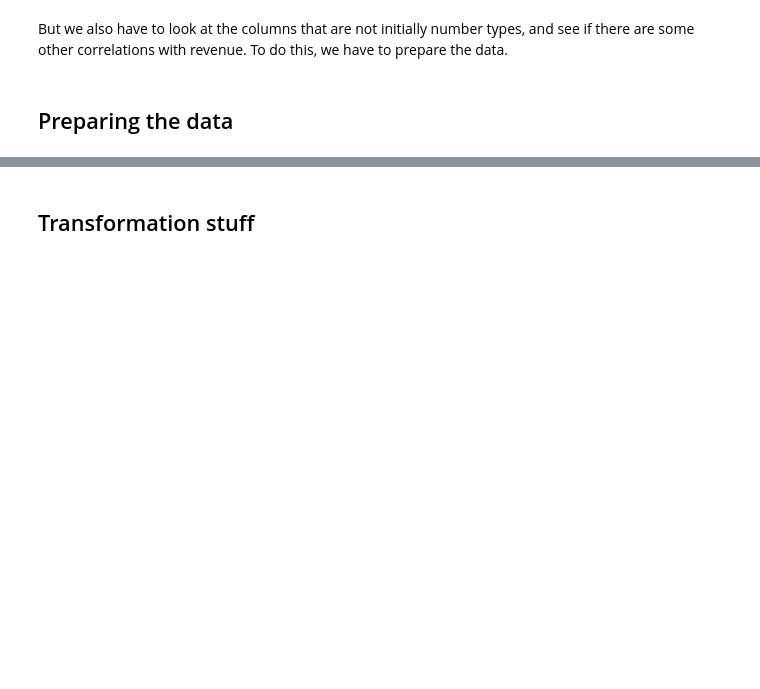
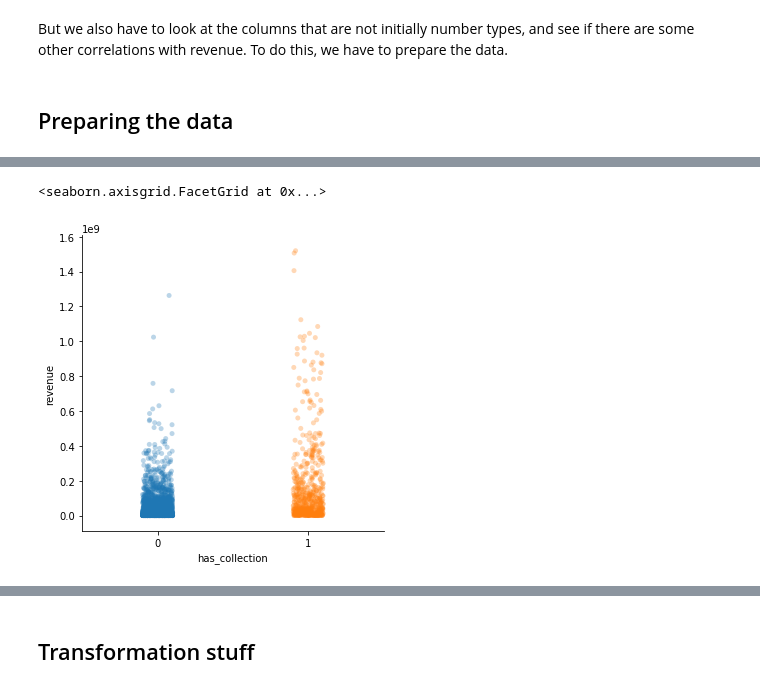
Before and after one commit to jhoffis/Oblig2, a Jupyter notebook: Jostein.ipynb, the cells around one changed output, grey strips where cells are left out. Drawn from its saved outputs; the diff is of its cells as text; code cells hidden in the pictures; blank space fills up the shorter version.

```diff
--- a/Jostein.ipynb
+++ b/Jostein.ipynb
@@ -178,0 +186,5 @@ train_copy.head(-1)
+# %%
+sns.catplot(x="has_collection", y="revenue", alpha=0.3, data=train_copy)
+# %% [output]
+<seaborn.axisgrid.FacetGrid at 0x...>
+[figure, added]
```
Also changed, not shown: parts of 81 cells of this notebook, 1 other file.
